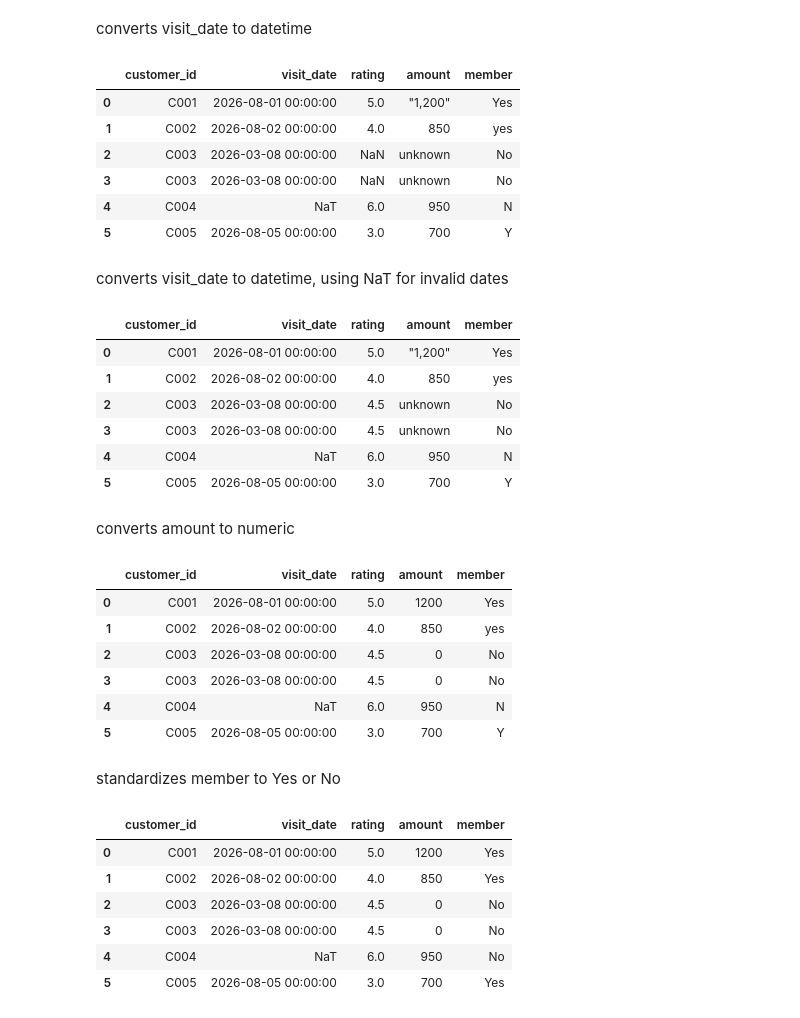
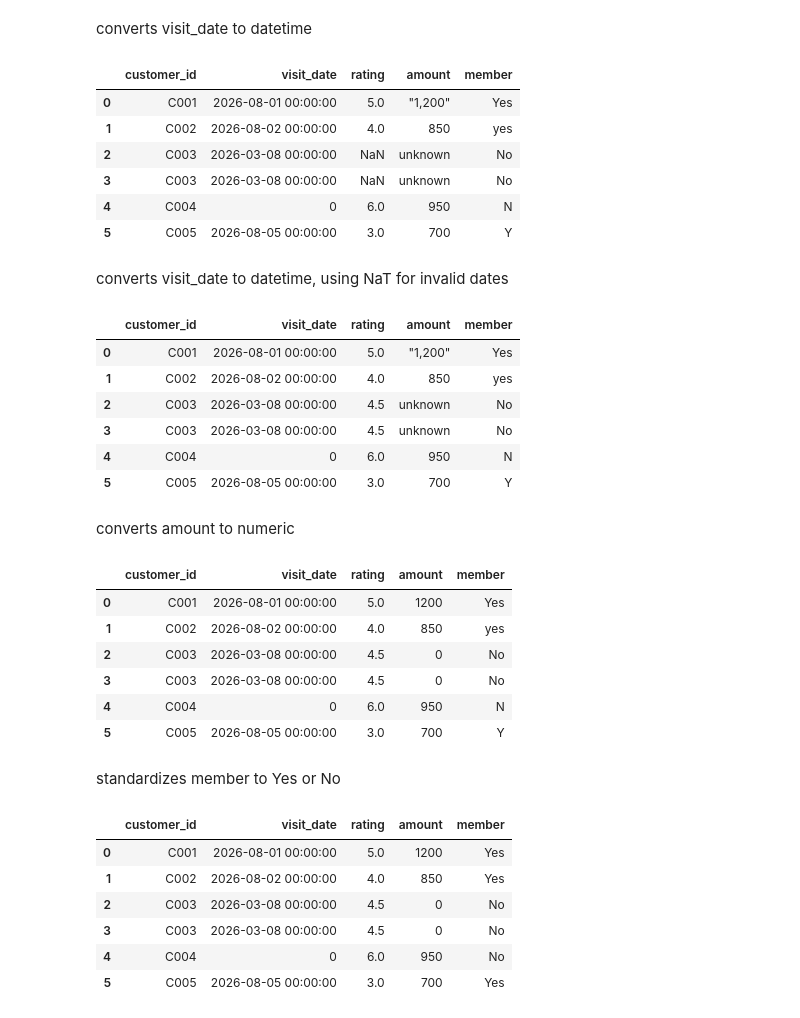
Before and after one commit to shota98501/workspace, a Jupyter notebook: Practice/Weekly/Ⅰ/cleandata.ipynb, the cells around one changed output. Saved outputs shown, nothing was run; the diff lists cells and outputs as text; code cells hidden in the pictures.

```diff
--- a/Practice/Weekly/Ⅰ/cleandata.ipynb
+++ b/Practice/Weekly/Ⅰ/cleandata.ipynb
@@ -26,15 +26,15 @@ df.drop_duplicates()
 # %% [markdown]
 converts visit_date to datetime
 # %%
-df["visit_date"] = df["visit_date"].apply(lambda x:"NaT" if x=="invalid" else pd.to_datetime(x, format="mixed"))
+df["visit_date"] = df["visit_date"].apply(lambda x:0 if x=="invalid" else pd.to_datetime(x, format="mixed"))
 df
 # %% [output]
 |  | customer_id | visit_date | rating | amount | member |
 | 0 | C001 | 2026-08-01 00:00:00 | 5.0 | "1,200" | Yes |
 | 1 | C002 | 2026-08-02 00:00:00 | 4.0 | 850 | yes |
 | 2 | C003 | 2026-03-08 00:00:00 | NaN | unknown | No |
 | 3 | C003 | 2026-03-08 00:00:00 | NaN | unknown | No |
-| 4 | C004 | NaT | 6.0 | 950 | N |
+| 4 | C004 | 0 | 6.0 | 950 | N |
 | 5 | C005 | 2026-08-05 00:00:00 | 3.0 | 700 | Y |
 # %% [markdown]
 converts visit_date to datetime, using NaT for invalid dates
@@ -47,7 +47,7 @@ df
 | 1 | C002 | 2026-08-02 00:00:00 | 4.0 | 850 | yes |
 | 2 | C003 | 2026-03-08 00:00:00 | 4.5 | unknown | No |
 | 3 | C003 | 2026-03-08 00:00:00 | 4.5 | unknown | No |
-| 4 | C004 | NaT | 6.0 | 950 | N |
+| 4 | C004 | 0 | 6.0 | 950 | N |
 | 5 | C005 | 2026-08-05 00:00:00 | 3.0 | 700 | Y |
 # %% [markdown]
 converts amount to numeric
@@ -62,7 +62,7 @@ df
 | 1 | C002 | 2026-08-02 00:00:00 | 4.0 | 850 | yes |
 | 2 | C003 | 2026-03-08 00:00:00 | 4.5 | 0 | No |
 | 3 | C003 | 2026-03-08 00:00:00 | 4.5 | 0 | No |
-| 4 | C004 | NaT | 6.0 | 950 | N |
+| 4 | C004 | 0 | 6.0 | 950 | N |
 | 5 | C005 | 2026-08-05 00:00:00 | 3.0 | 700 | Y |
 # %% [markdown]
 standardizes member to Yes or No
@@ -75,7 +75,7 @@ df
 | 1 | C002 | 2026-08-02 00:00:00 | 4.0 | 850 | Yes |
 | 2 | C003 | 2026-03-08 00:00:00 | 4.5 | 0 | No |
 | 3 | C003 | 2026-03-08 00:00:00 | 4.5 | 0 | No |
-| 4 | C004 | NaT | 6.0 | 950 | No |
+| 4 | C004 | 0 | 6.0 | 950 | No |
 | 5 | C005 | 2026-08-05 00:00:00 | 3.0 | 700 | Yes |
 # %%
 df.to_csv("CleanedData.csv")
```
Also changed, not shown: 8 other files.
